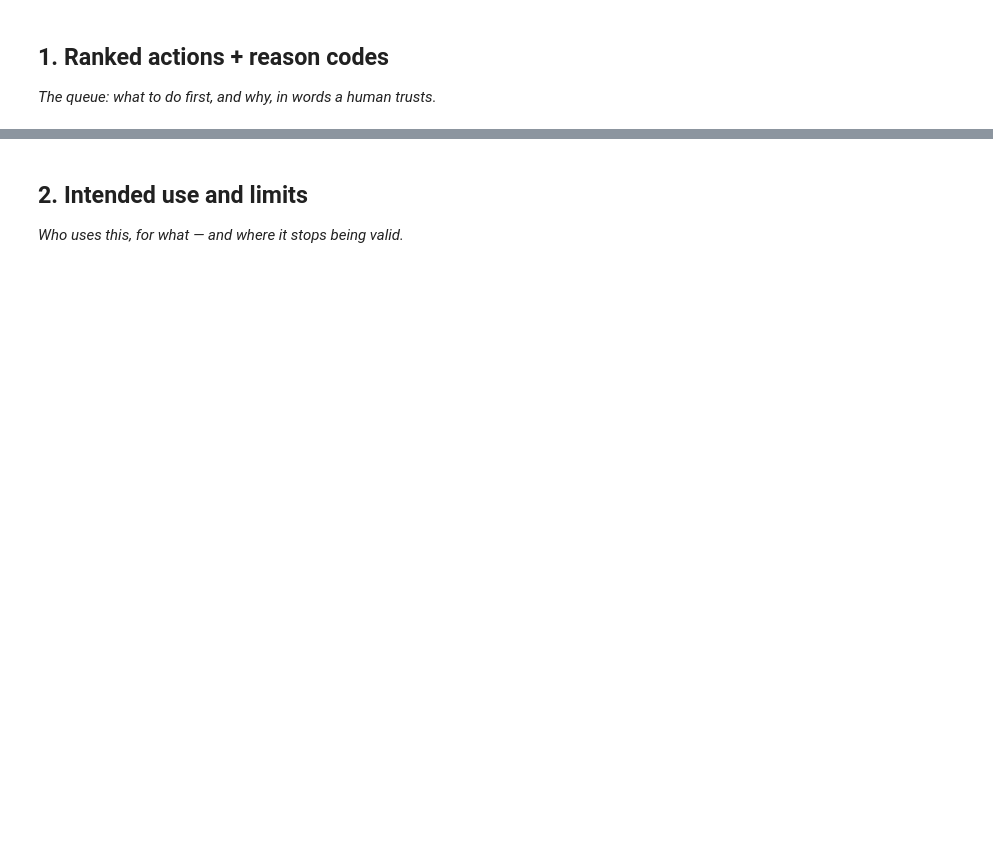
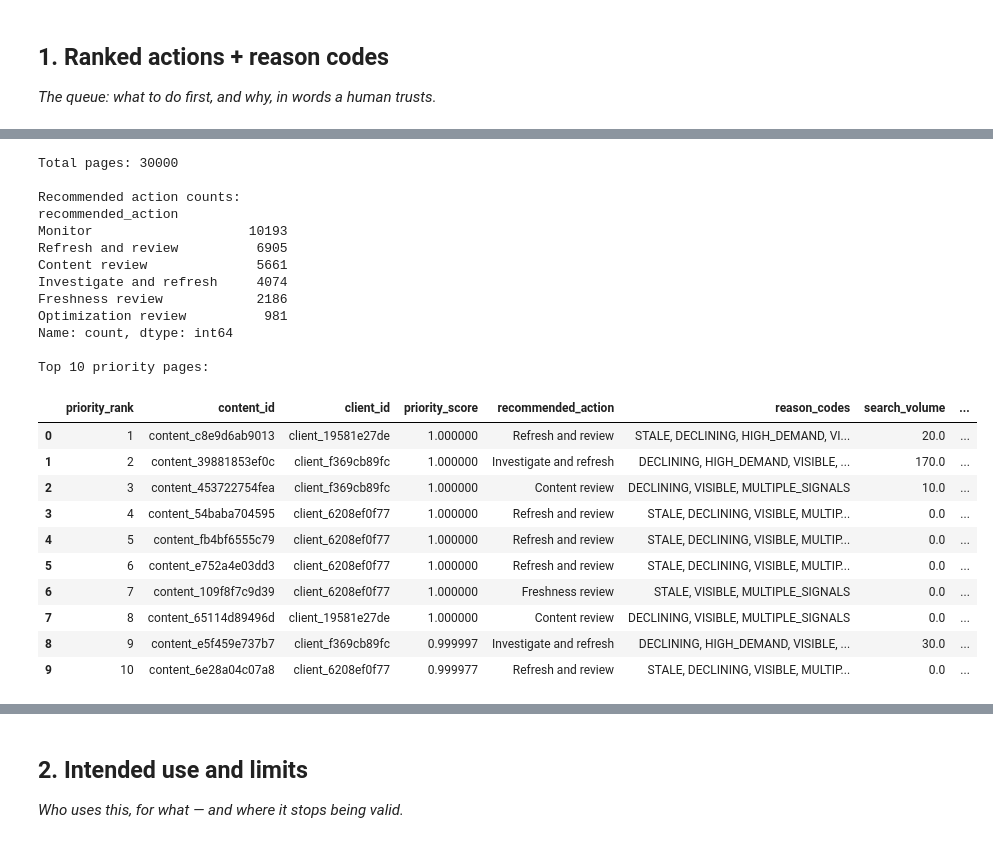
Before and after one commit to martindiarua/ML_01, a Jupyter notebook: work/notebooks/w07_action_playbook.ipynb, the cells around one changed output, grey strips where cells are left out. Cells and saved outputs as stored; diff of their text form; code cells hidden in the pictures; blank space fills up the shorter version.

```diff
--- a/work/notebooks/w07_action_playbook.ipynb
+++ b/work/notebooks/w07_action_playbook.ipynb
@@ -63,0 +345,32 @@ print(action_queue[
+# %%
+print("Total pages:", len(action_queue))
+print("\nRecommended action counts:")
+print(action_queue["recommended_action"].value_counts())
+
+print("\nTop 10 priority pages:")
+display(action_queue.head(10))
+# %% [output]
+Total pages: 30000
+
+Recommended action counts:
+recommended_action
+Monitor                    10193
+Refresh and review          6905
+Content review              5661
+Investigate and refresh     4074
+Freshness review            2186
+Optimization review          981
+Name: count, dtype: int64
+
+Top 10 priority pages:
+|  | priority_rank | content_id | client_id | priority_score | recommended_action | reason_codes | search_volume | ... |
+| 0 | 1 | content_c8e9d6ab9013 | client_19581e27de | 1.000000 | Refresh and review | STALE, DECLINING, HIGH_DEMAND, VI... | 20.0 | ... |
+| 1 | 2 | content_39881853ef0c | client_f369cb89fc | 1.000000 | Investigate and refresh | DECLINING, HIGH_DEMAND, VISIBLE, ... | 170.0 | ... |
+| 2 | 3 | content_453722754fea | client_f369cb89fc | 1.000000 | Content review | DECLINING, VISIBLE, MULTIPLE_SIGNALS | 10.0 | ... |
+| 3 | 4 | content_54baba704595 | client_6208ef0f77 | 1.000000 | Refresh and review | STALE, DECLINING, VISIBLE, MULTIP... | 0.0 | ... |
+| 4 | 5 | content_fb4bf6555c79 | client_6208ef0f77 | 1.000000 | Refresh and review | STALE, DECLINING, VISIBLE, MULTIP... | 0.0 | ... |
+| 5 | 6 | content_e752a4e03dd3 | client_6208ef0f77 | 1.000000 | Refresh and review | STALE, DECLINING, VISIBLE, MULTIP... | 0.0 | ... |
+| 6 | 7 | content_109f8f7c9d39 | client_6208ef0f77 | 1.000000 | Freshness review | STALE, VISIBLE, MULTIPLE_SIGNALS | 0.0 | ... |
+| 7 | 8 | content_65114d89496d | client_19581e27de | 1.000000 | Content review | DECLINING, VISIBLE, MULTIPLE_SIGNALS | 0.0 | ... |
+| 8 | 9 | content_e5f459e737b7 | client_f369cb89fc | 0.999997 | Investigate and refresh | DECLINING, HIGH_DEMAND, VISIBLE, ... | 30.0 | ... |
+| 9 | 10 | content_6e28a04c07a8 | client_6208ef0f77 | 0.999977 | Refresh and review | STALE, DECLINING, VISIBLE, MULTIP... | 0.0 | ... |
```
Also changed, not shown: parts of 34 cells of this notebook.
